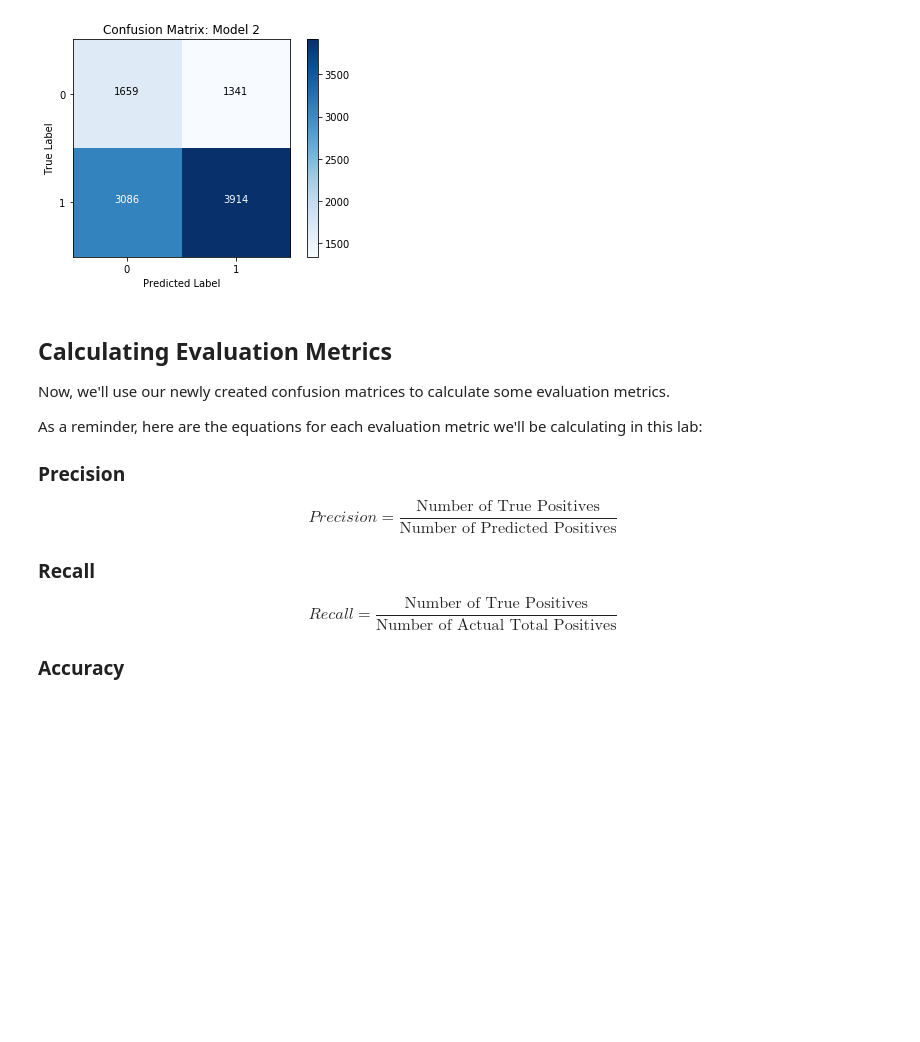
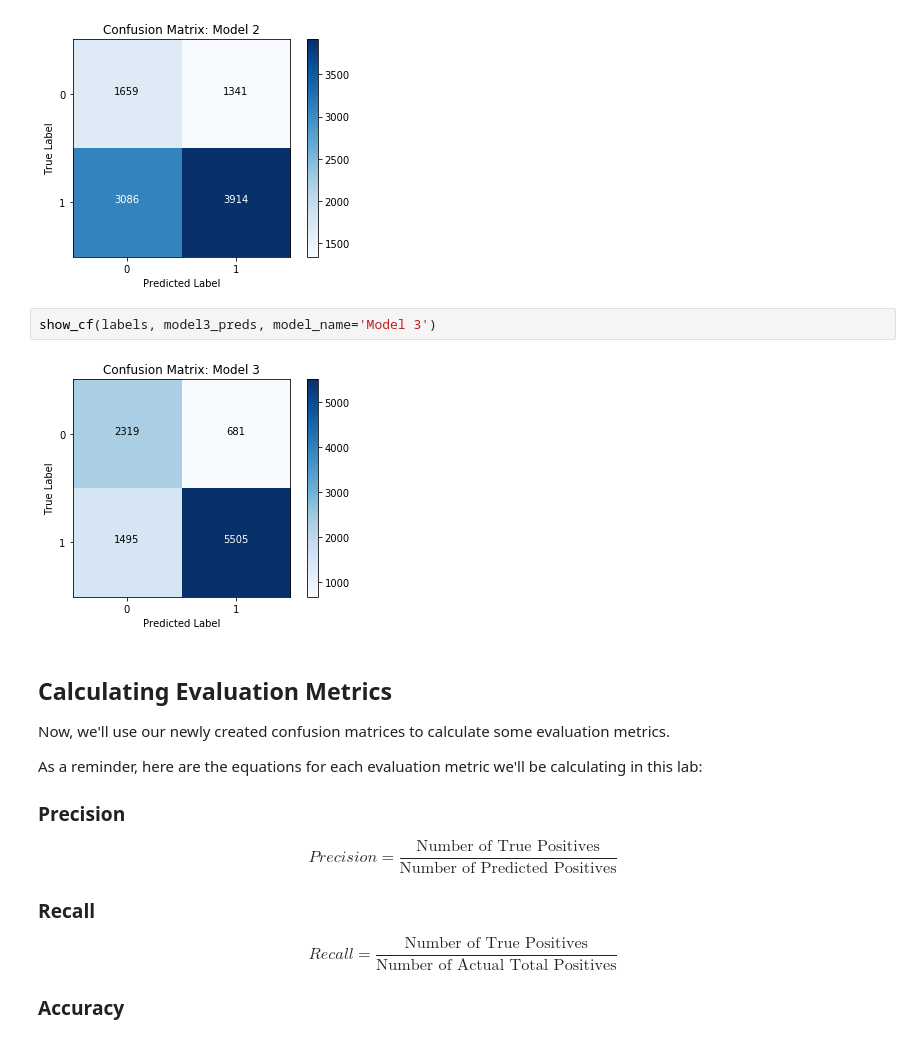
Before and after one commit to Rimab55/dsc-3-27-08-evaluation-metrics-lab-nyc-ds-career-012819, a Jupyter notebook: index.ipynb, the cells around one changed output. Cells and saved outputs as stored; diff of their text form; blank space fills up the shorter version.

```diff
--- a/index.ipynb
+++ b/index.ipynb
@@ -153,6 +153,10 @@ show_cf(labels, model1_preds, model_name='Model 1')
 show_cf(labels, model2_preds, model_name='Model 2')
 # %% [output]
 [figure]
+# %%
+show_cf(labels, model3_preds, model_name='Model 3')
+# %% [output]
+[figure, added]
 # %% [markdown]
 ## Calculating Evaluation Metrics
 
```
